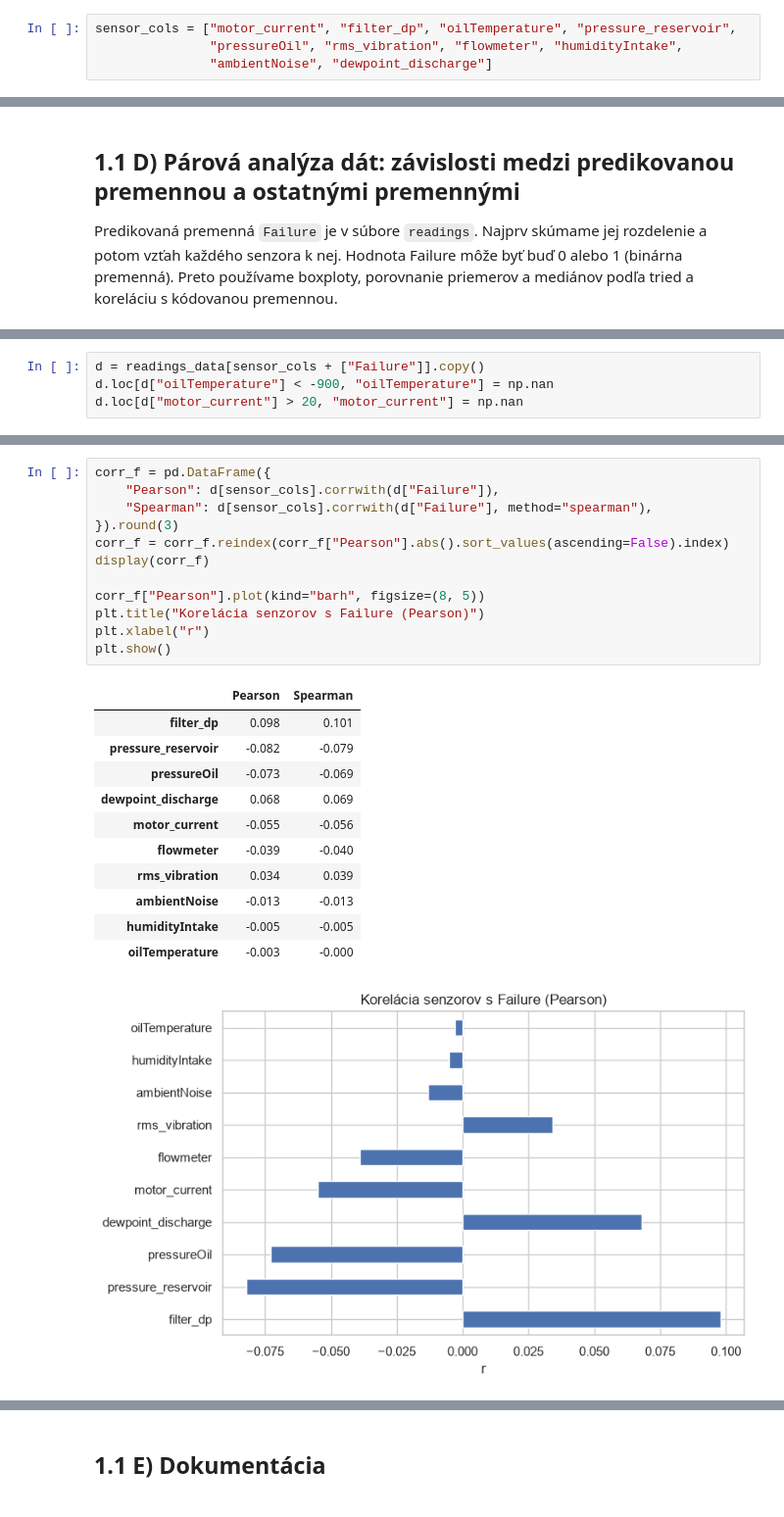
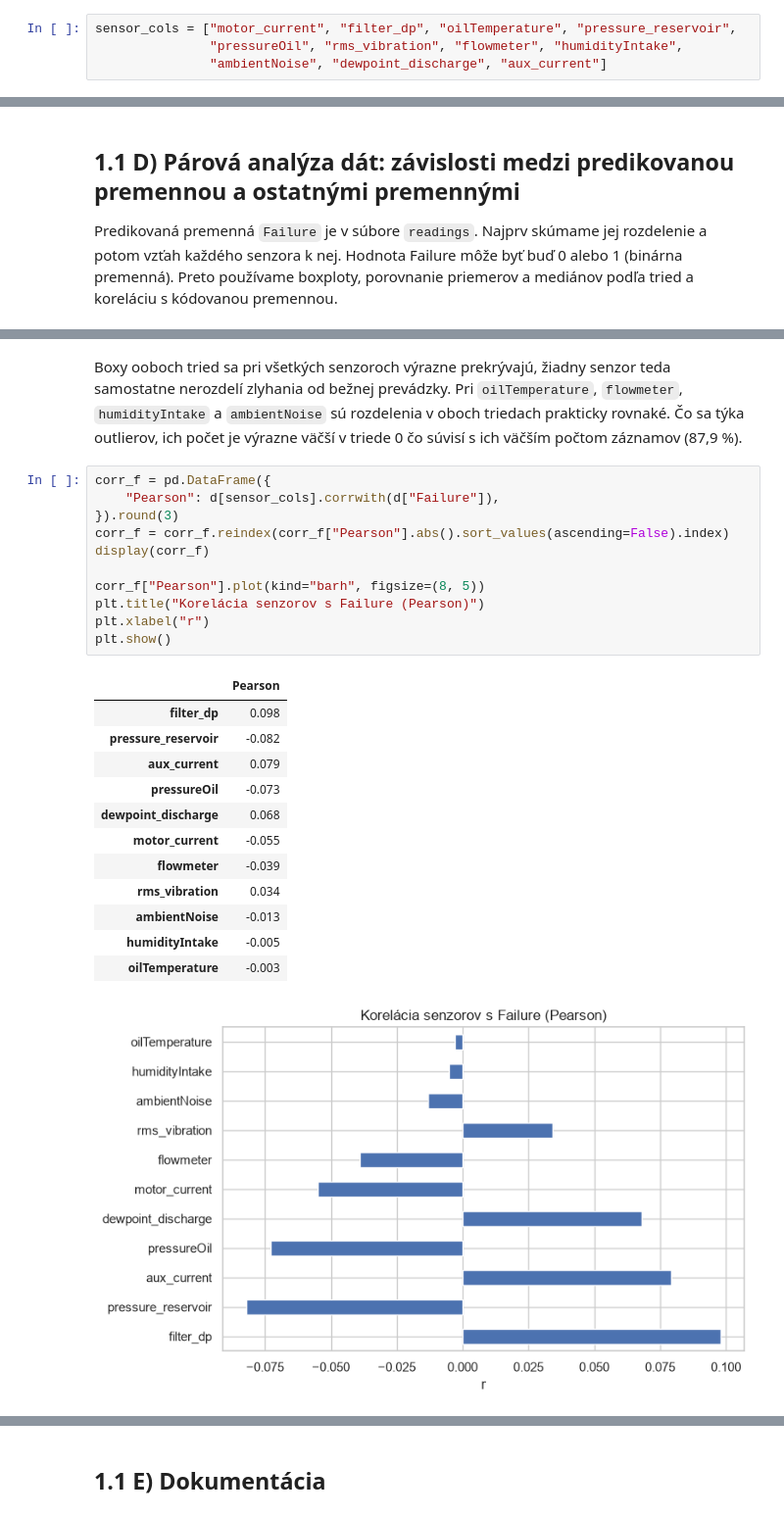
Before and after one commit to kavonada/IAU_zadanie, a Jupyter notebook: projekt.ipynb, the cells around one changed output, grey strips where cells are left out. Shown at 98% size. Saved outputs shown, nothing was run; the diff lists cells and outputs as text.

```diff
--- a/projekt.ipynb
+++ b/projekt.ipynb
@@ -197,7 +211,7 @@ Na analyzovanie použijeme všetkých 11 meraných hodnôt (atribútov) zo súbo
 # %%
 sensor_cols = ["motor_current", "filter_dp", "oilTemperature", "pressure_reservoir",
                "pressureOil", "rms_vibration", "flowmeter", "humidityIntake",
-               "ambientNoise", "dewpoint_discharge"]
+               "ambientNoise", "dewpoint_discharge", "aux_current"]
 # %% [markdown]
 Vypíšeme si ich základné parametre a grafy
 # %%
@@ -395,6 +397,2 @@ Trieda 1 (zlyhanie) 1 690 záznamov (12,1 %).
 Dáta sú nevyvážené. Pri modelovaní budeme používať metriky vhodné pre nevyvážené triedy, ako sú recall, precision, F1...
-# %%
-d = readings_data[sensor_cols + ["Failure"]].copy()
-d.loc[d["oilTemperature"] < -900, "oilTemperature"] = np.nan
-d.loc[d["motor_current"] > 20, "motor_current"] = np.nan
 # %%
@@ -431,25 +429,27 @@ plt.show()
+# %% [markdown]
+Boxy ooboch tried sa pri všetkých senzoroch výrazne prekrývajú, žiadny senzor teda samostatne nerozdelí zlyhania od bežnej prevádzky. Pri `oilTemperature`, `flowmeter`, `humidityIntake` a `ambientNoise` sú rozdelenia v oboch triedach prakticky rovnaké. Čo sa týka outlierov, ich počet je výrazne väčší v triede 0 čo súvisí s ich väčším počtom záznamov (87,9 %).
 # %%
 corr_f = pd.DataFrame({
     "Pearson": d[sensor_cols].corrwith(d["Failure"]),
-    "Spearman": d[sensor_cols].corrwith(d["Failure"], method="spearman"),
 }).round(3)
 corr_f = corr_f.reindex(corr_f["Pearson"].abs().sort_values(ascending=False).index)
 display(corr_f)
 
 corr_f["Pearson"].plot(kind="barh", figsize=(8, 5))
 plt.title("Korelácia senzorov s Failure (Pearson)")
 plt.xlabel("r")
 plt.show()
 # %% [output]
-|  | Pearson | Spearman |
-| filter_dp | 0.098 | 0.101 |
-| pressure_reservoir | -0.082 | -0.079 |
-| pressureOil | -0.073 | -0.069 |
-| dewpoint_discharge | 0.068 | 0.069 |
-| motor_current | -0.055 | -0.056 |
-| flowmeter | -0.039 | -0.040 |
-| rms_vibration | 0.034 | 0.039 |
-| ambientNoise | -0.013 | -0.013 |
-| humidityIntake | -0.005 | -0.005 |
-| oilTemperature | -0.003 | -0.000 |
+|  | Pearson |
+| filter_dp | 0.098 |
+| pressure_reservoir | -0.082 |
+| aux_current | 0.079 |
+| pressureOil | -0.073 |
+| dewpoint_discharge | 0.068 |
+| motor_current | -0.055 |
+| flowmeter | -0.039 |
+| rms_vibration | 0.034 |
+| ambientNoise | -0.013 |
+| humidityIntake | -0.005 |
+| oilTemperature | -0.003 |
-[figure, old version]
+[figure, new version]
```
Also changed, not shown: parts of 30 cells of this notebook.
